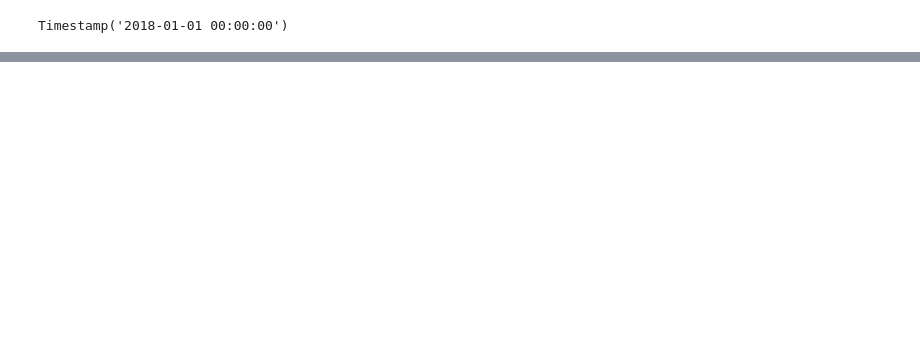
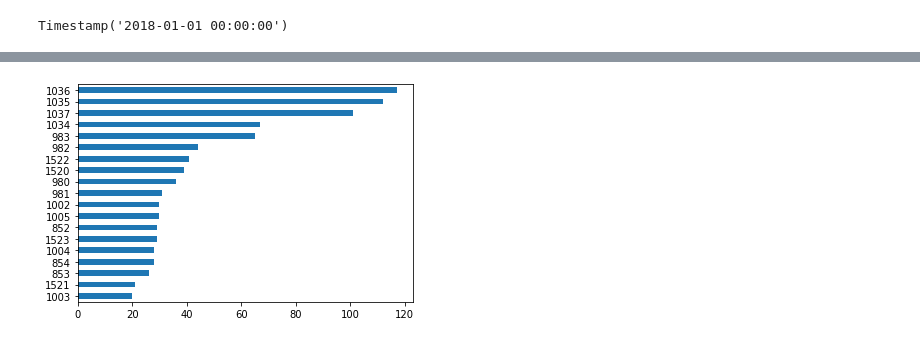
Before and after one commit to luisriego/An-lise-de-dados-com-Python-e-Pandas, a Jupyter notebook: excel_init.ipynb, the cells around one changed output, grey strips where cells are left out. Saved outputs shown, nothing was run; the diff lists cells and outputs as text; code cells hidden in the pictures; blank space fills up the shorter version.

```diff
--- a/excel_init.ipynb
+++ b/excel_init.ipynb
@@ -248,0 +283,5 @@ vendas_marco_19.sample(20)
+# %%
+# Gráfica de barras horizontais de maior a menor
+df["LojaID"].value_counts(ascending=True).plot.barh();
+# %% [output]
+[figure, added]
```
Also changed, not shown: parts of 21 cells of this notebook.
